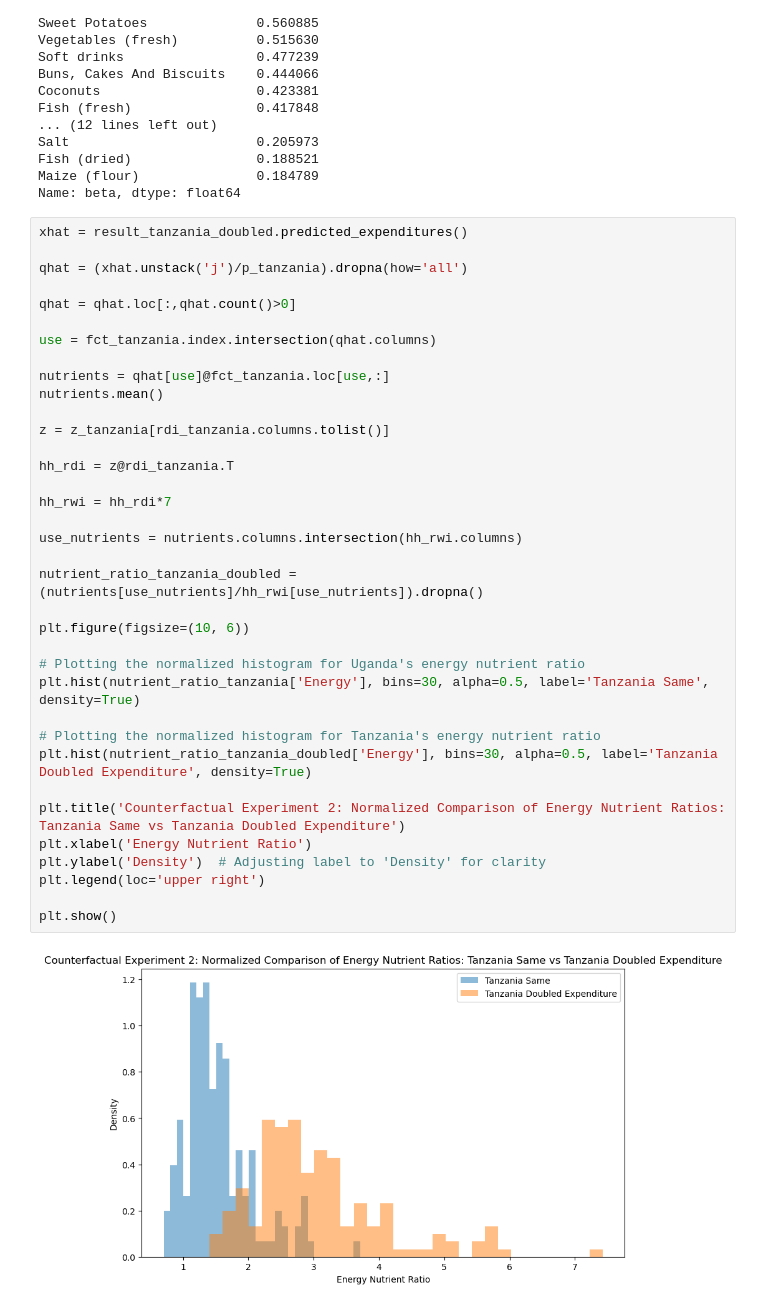
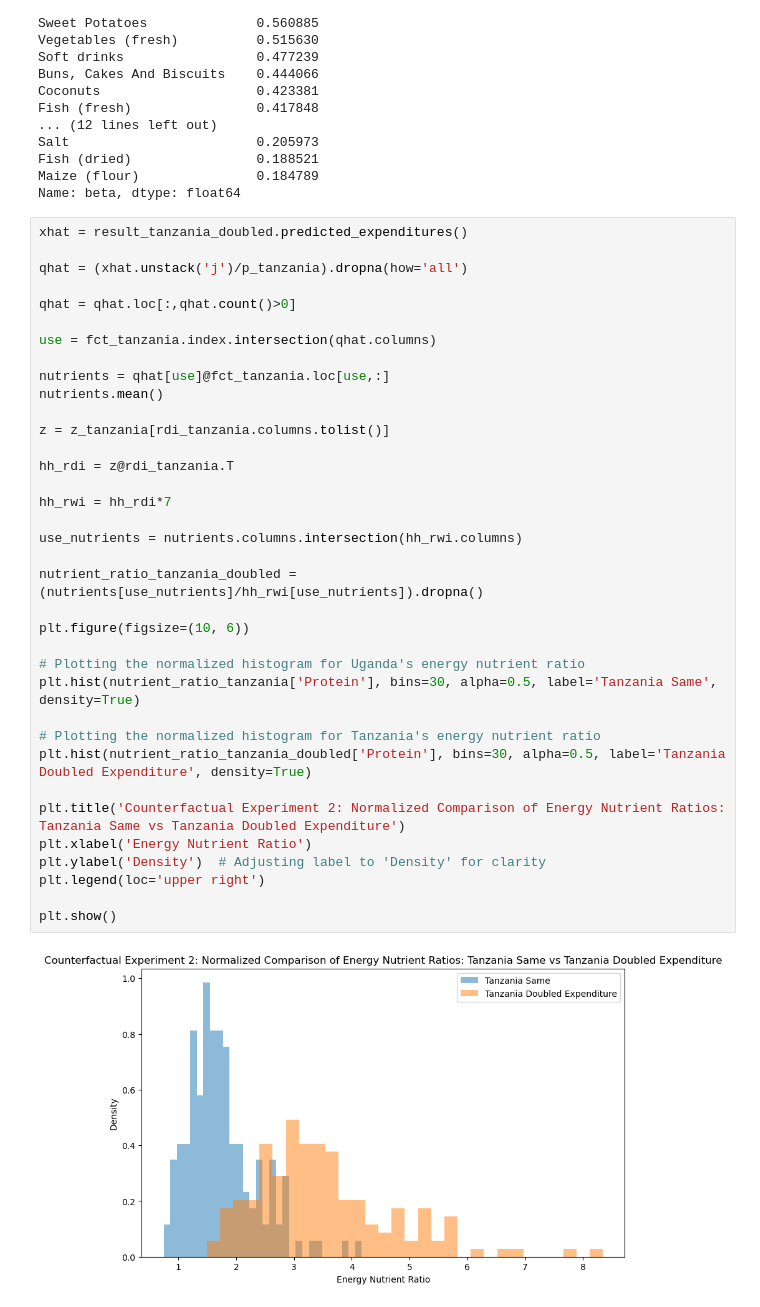
Before and after one commit to vishalival/eep153-stanley-jevons, a Jupyter notebook: deliverables_code_final_2.ipynb, the cells around one changed output. Cells and saved outputs as stored; diff of their text form.

```diff
--- a/deliverables_code_final_2.ipynb
+++ b/deliverables_code_final_2.ipynb
@@ -543,33 +632,33 @@ qhat = (xhat.unstack('j')/p_tanzania).dropna(how='all')
 qhat = qhat.loc[:,qhat.count()>0]
 
 use = fct_tanzania.index.intersection(qhat.columns)
 
 nutrients = qhat[use]@fct_tanzania.loc[use,:]
 nutrients.mean()
 
 z = z_tanzania[rdi_tanzania.columns.tolist()]
 
 hh_rdi = z@rdi_tanzania.T
 
 hh_rwi = hh_rdi*7
 
 use_nutrients = nutrients.columns.intersection(hh_rwi.columns)
 
 nutrient_ratio_tanzania_doubled = (nutrients[use_nutrients]/hh_rwi[use_nutrients]).dropna()
 
 plt.figure(figsize=(10, 6))
 
 # Plotting the normalized histogram for Uganda's energy nutrient ratio
-plt.hist(nutrient_ratio_tanzania['Energy'], bins=30, alpha=0.5, label='Tanzania Same', density=True)
+plt.hist(nutrient_ratio_tanzania['Protein'], bins=30, alpha=0.5, label='Tanzania Same', density=True)
 
 # Plotting the normalized histogram for Tanzania's energy nutrient ratio
-plt.hist(nutrient_ratio_tanzania_doubled['Energy'], bins=30, alpha=0.5, label='Tanzania Doubled Expenditure', density=True)
+plt.hist(nutrient_ratio_tanzania_doubled['Protein'], bins=30, alpha=0.5, label='Tanzania Doubled Expenditure', density=True)
 
 plt.title('Counterfactual Experiment 2: Normalized Comparison of Energy Nutrient Ratios: Tanzania Same vs Tanzania Doubled Expenditure')
 plt.xlabel('Energy Nutrient Ratio')
 plt.ylabel('Density')  # Adjusting label to 'Density' for clarity
 plt.legend(loc='upper right')
 
 plt.show()
 # %% [output]
-[figure, old version]
+[figure, new version]
```
Also changed, not shown: parts of 23 cells of this notebook.
